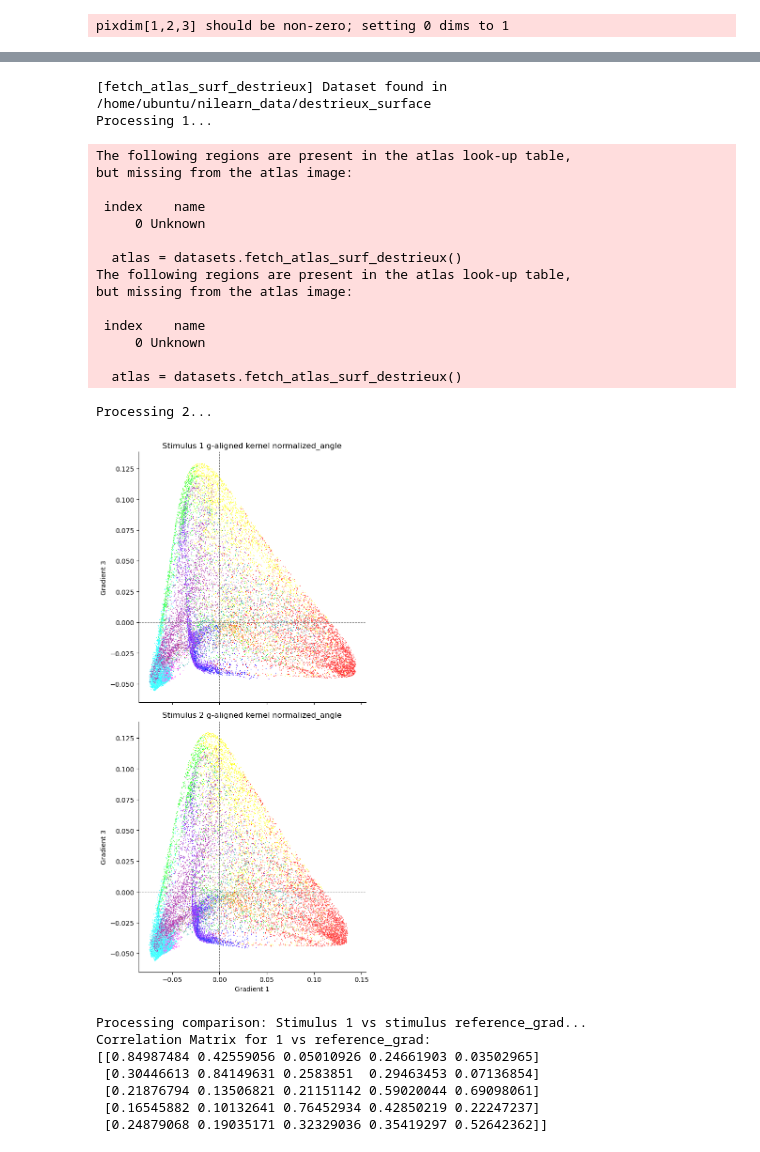
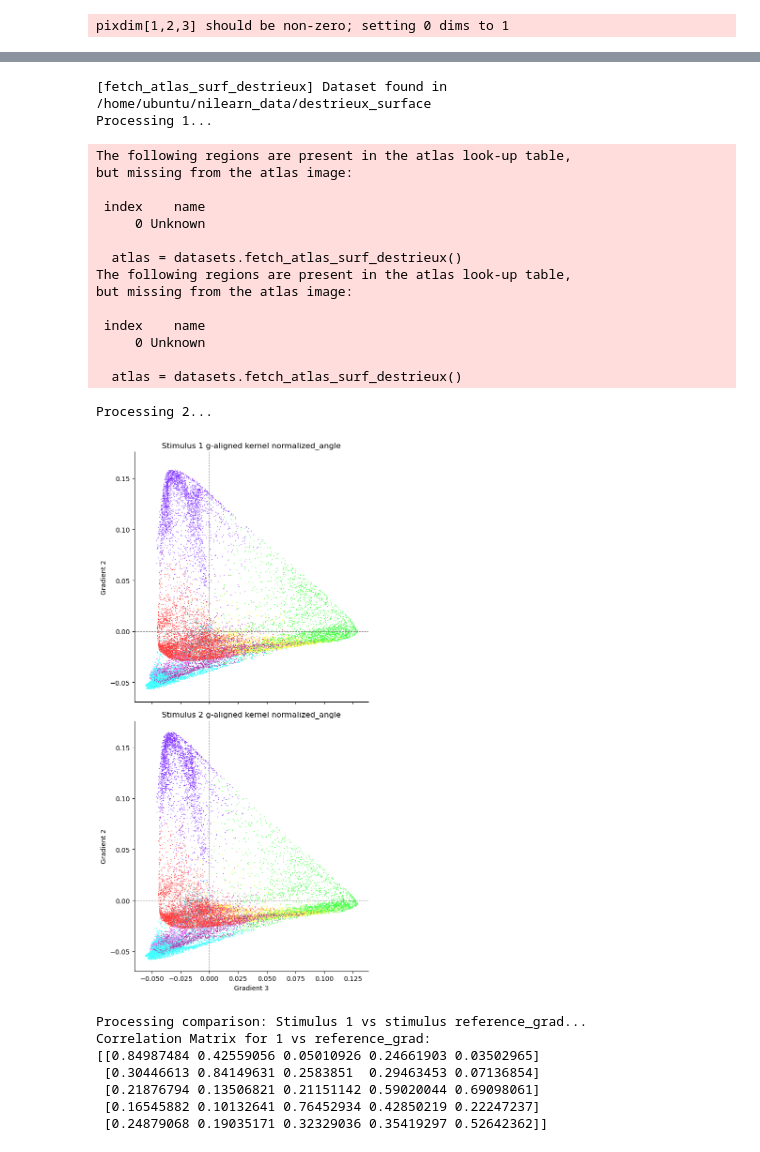
Before and after one commit to mrenke/parietal_patterns, a Jupyter notebook: sophie/average_gradient_glmsingle.ipynb, the cells around one changed output, grey strips where cells are left out. Saved outputs shown, nothing was run; the diff lists cells and outputs as text; code cells hidden in the pictures.

```diff
--- a/sophie/average_gradient_glmsingle.ipynb
+++ b/sophie/average_gradient_glmsingle.ipynb
@@ -98,9 +87,13 @@ but missing from the atlas image:
 # %%
 # Compute average correlation matrix for all subjects for each stimulus type
 
-#sublists = [sublist_group0, sublist_group1]
+from my_utils import get_basic_mask
+
+mask, labeling_noParcel = get_basic_mask()
+N_vertices = len(np.where(mask==True)[0])
 
 stimuli_types = ['1', '2']
+#sublists = [sublist_group0, sublist_group1]
 #arctanh = '' #'_arctanh'
 
 #for i, sublist in enumerate(sublists):
@@ -118,14 +111,18 @@ for stimulus in stimuli_types:
                 source_folder,
                 f'sub-{sub}_ses-{ses}_stimulus-{stimulus}_betas_space-fsav5.npy'
             ))
-            av_cm += correlation_matrix  # Fisher Z-transformation not needed when input is in z-space
+
+            av_cm += np.arctanh(correlation_matrix)  # Fisher Z-transformation, sub correlation matrices are in r-space for time series data
+
+            av_cm[np.isnan(av_cm)] = 0
+            av_cm[np.isinf(av_cm)] = 0
+
             print(f'Subject {sub} added for {stimulus}')
         except Exception as e:
             print(f'Subject {sub} failed for {stimulus}: {e}')
 
     # Compute the average correlation matrix
     av_cm = av_cm / len(subList[stimulus])
-    #av_cm_transf = np.tanh(av_cm)  # Sanity check: diagonal should be 1!
 
     # Save the average correlation matrix for the current stimulus type
     np.save(op.join(source_folder,f'cm_av_ses-{ses}_fsav5_unfiltered_stimulus-{stimulus}_glmsingle.npy'), av_cm) #_group-{i}
@@ -326,17 +339,17 @@ for stimulus in stimuli:
     gm.fit(av_cm,reference=g_ref.T)
     print(f'finished stimulus_{stimulus}: gradients generated')
 
-    np.save(op.join(target_dir,f'stimulus_{stimulus}', f'sub-{sub}_lambdas_space-fsaverag5_n10{specification}_stimulus-{stimulus}_betas_kernel-{kernel}_av-aligned.npy'), gm.lambdas_) # save all together _group-{group}
+    np.save(op.join(target_dir,f'stimulus_{stimulus}', f'sub-{sub}_lambdas_space-fsaverag5_n10{specification}_stimulus-{stimulus}_betas_kernel-{kernel}.npy'), gm.lambdas_) # save all together _group-{group}
     gm_= gm.gradients_.T
     grad = [None] * n_components
     for i, g in enumerate(gm_): # gm.gradients_.T
         grad[i] = map_to_labels(g, labeling_noParcel, mask=mask, fill=np.nan)
-    np.save(op.join(target_dir, f'stimulus_{stimulus}', f'sub-{sub}_gradients_space-fsaverag5_n10{specification}_stimulus-{stimulus}_betas_kernel-{kernel}_av-aligned.npy'), grad) # save all together _group-{group}
+    np.save(op.join(target_dir, f'stimulus_{stimulus}', f'sub-{sub}_gradients_space-fsaverag5_n10{specification}_stimulus-{stimulus}_betas_kernel-{kernel}.npy'), grad) # save all together _group-{group}
     gm_ = gm.aligned_.T
     grad = [None] * n_components
     for i, g in enumerate(gm_): # gm.gradients_.T
         grad[i] = map_to_labels(g, labeling_noParcel, mask=mask, fill=np.nan)
-    np.save(op.join(target_dir, f'stimulus_{stimulus}', f'sub-{sub}_g-aligned_space-fsaverag5_n10{specification}_stimulus-{stimulus}_betas_kernel-{kernel}_av-aligned.npy'), grad) # save all together _group-{group}
+    np.save(op.join(target_dir, f'stimulus_{stimulus}', f'sub-{sub}_g-aligned_space-fsaverag5_n10{specification}_stimulus-{stimulus}_betas_kernel-{kernel}.npy'), grad) # save all together _group-{group}
 # %% [output]
 [fetch_atlas_surf_destrieux] Dataset found in /home/ubuntu/nilearn_data/destrieux_surface
 The following regions are present in the atlas look-up table,
@@ -373,7 +386,7 @@ grad = {'1': [],
 
 for stim in stimuli:
     target_dir = op.join(bids_folder, 'derivatives', 'gradients.glmsingle', f'sub-{sub}', f'stimulus_{stim}') #, , f'stimulus_{stim}
-    grad[stim] = np.load(op.join(target_dir,f'sub-{sub}_{spec}_space-fsaverag5_n10{specification}_stimulus-{stim}_betas_kernel-{kernel}_av-aligned.npy'))
+    grad[stim] = np.load(op.join(target_dir,f'sub-{sub}_{spec}_space-fsaverag5_n10{specification}_stimulus-{stim}_betas_kernel-{kernel}.npy'))
 # %%
 import matplotlib.colors as colors
 
@@ -611,7 +624,7 @@ stimuli_types = ['1', '2']
 for stimulus in stimuli_types:
     print(f"Processing {stimulus}...")
 
-    fn_lambdas = op.join(bids_folder_matrices, 'derivatives', 'gradients.glmsingle', f'sub-{sub}', f'stimulus_{stimulus}',f'sub-{sub}_lambdas_space-fsaverag5_n10{specification}_stimulus_{stimulus}_betas.npy')
+    fn_lambdas = op.join(bids_folder_matrices, 'derivatives', 'gradients.glmsingle', f'sub-{sub}', f'stimulus_{stimulus}',f'sub-{sub}_lambdas_space-fsaverag5_n10{specification}_stimulus-{stimulus}_betas_kernel-{kernel}.npy')
     lambdas = np.load(fn_lambdas)
 
     # Find the knee point
@@ -870,7 +883,7 @@ sub = 'All'
 stimuli_types = ['1', '2']
 spec = 'g-aligned'  # gradients
 kernel = 'normalized_angle' # None
-network_map = caNets_fsav5_mapping[mask] # only ca map needs to be masked!! #  precis_map
+network_map = precis_map # only ca map needs to be masked!! # caNets_fsav5_mapping[mask]
 
 # Create a dictionary mapping network names to colors
 network_colors = {name: color for name, color in zip(CAatlas_names['Network Name'], ca_cmap.colors[1:])}
@@ -890,7 +903,7 @@ for i, stimulus in enumerate(stimuli_types):  # Use enumerate to get the index (
         # Load the combined gradient matrix for the current stimulus
         gradients = np.load(op.join(bids_folder_matrices, 'derivatives', 'gradients.glmsingle',
                                      f'sub-{sub}', f'stimulus_{stimulus}',
-                                     f'sub-{sub}_{spec}_space-fsaverag5_n10_stimulus-{stimulus}_betas_kernel-{kernel}_av-aligned.npy'))
+                                     f'sub-{sub}_{spec}_space-fsaverag5_n10_stimulus-{stimulus}_betas_kernel-{kernel}.npy'))
 
         if stimulus == '1':
             # Extract the first two rows (Gradient 1 and Gradient 2)
@@ -917,38 +930,38 @@ for i, stimulus in enumerate(stimuli_types):  # Use enumerate to get the index (
         df['ca_network_name'] = df['ca_network'].map(CAatlas_names['Network Name'])
 
         # Scatter plot of Gradient 1 vs Gradient 2
-        sns.scatterplot(data=df, x='Gradient 1', y='Gradient 3', hue='ca_network_name',
+        sns.scatterplot(data=df, x='Gradient 3', y='Gradient 2', hue='ca_network_name',
                         palette=network_colors, s=1.4, legend=False, ax=axs[i])
-        axs[i].set(title=f'Stimulus {stimulus} {spec} kernel {kernel}', xlabel='Gradient 1', ylabel='Gradient 3') # mapping to beta derived precision mapping map
+        axs[i].set(title=f'Stimulus {stimulus} {spec} kernel {kernel}', xlabel='Gradient 3', ylabel='Gradient 2') # mapping to beta derived precision mapping map
         axs[i].axhline(0, color='gray', linestyle='--', linewidth=0.8)
         axs[i].axvline(0, color='gray', linestyle='--', linewidth=0.8)
 
     except Exception as e:
         print(f'Failed to process {stimulus}: {e}')
 
 # Adjust layout and remove spines
 plt.tight_layout()
 sns.despine()
 plt.show()
 # %% [output]
 [fetch_atlas_surf_destrieux] Dataset found in /home/ubuntu/nilearn_data/destrieux_surface
 Processing 1...
 The following regions are present in the atlas look-up table,
 but missing from the atlas image:
 
  index    name
      0 Unknown
 
   atlas = datasets.fetch_atlas_surf_destrieux()
 The following regions are present in the atlas look-up table,
 but missing from the atlas image:
 
  index    name
      0 Unknown
 
   atlas = datasets.fetch_atlas_surf_destrieux()
 Processing 2...
-[figure, old version]
+[figure, new version]
 # %%
 # correlation matrices between unaligned gradients and whole task gradients
 
```
Also changed, not shown: parts of 3 cells of this notebook, 4 other files.
